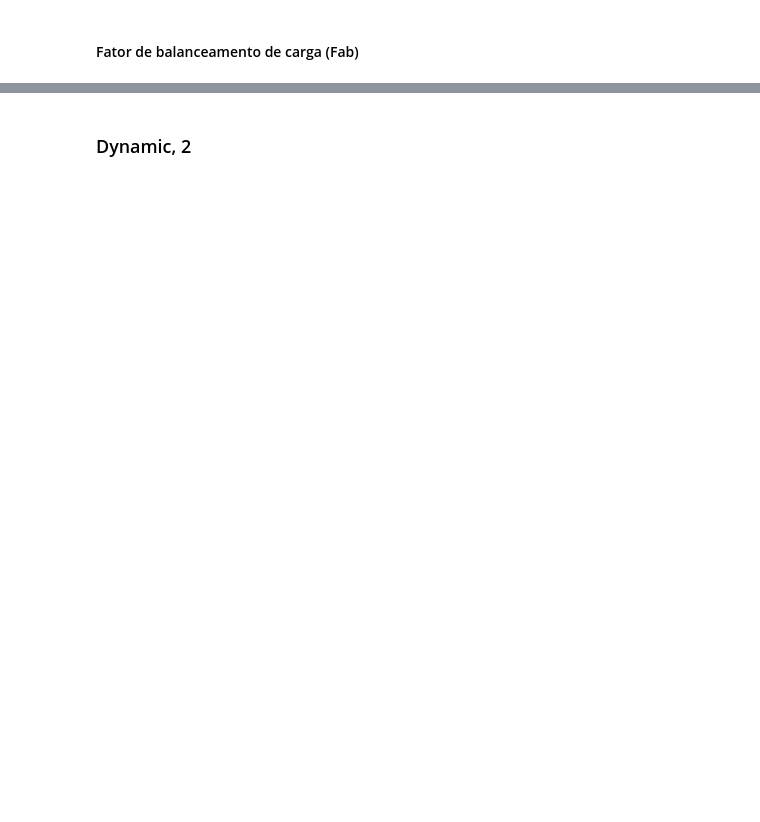
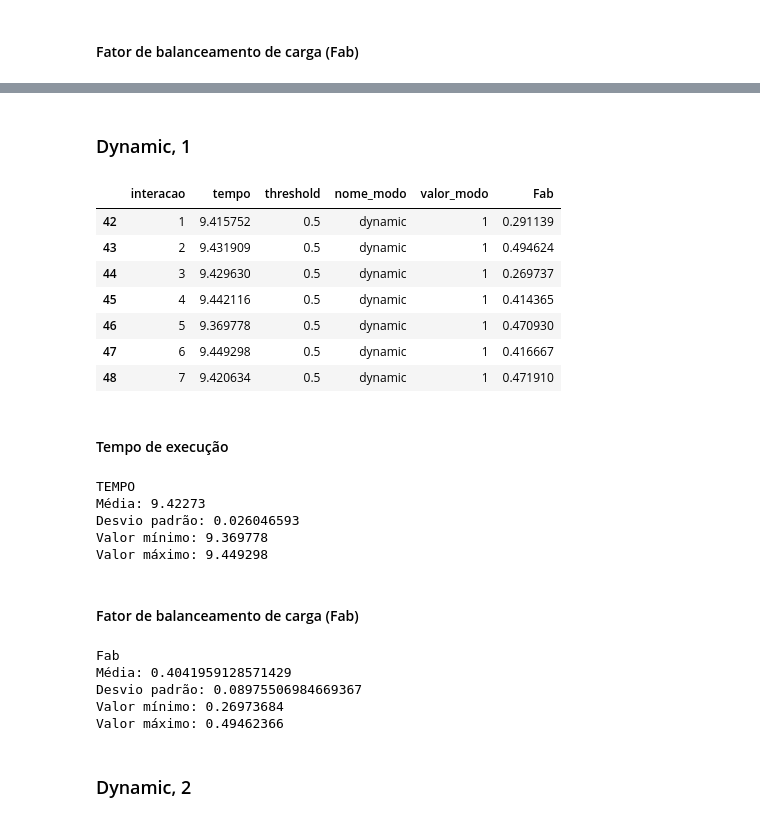
Before and after one commit to igorssant/UESC-codigos-pos-graduacao, a Jupyter notebook: processamento_paralelo/presentation/main.ipynb, the cells around one changed output, grey strips where cells are left out. Cells and saved outputs as stored; diff of their text form; code cells hidden in the pictures; blank space fills up the shorter version.

```diff
--- a/processamento_paralelo/presentation/main.ipynb
+++ b/processamento_paralelo/presentation/main.ipynb
@@ -872,4 +914,46 @@ Valor mínimo: 0.02857143
 Valor máximo: 0.2
+# %% [markdown]
+### Dynamic, 1
+# %%
+dynamic_df: pd.DataFrame = results_df.query("nome_modo == 'dynamic' and valor_modo == 1")
+dynamic_df.head(10)
+# %% [output]
+|  | interacao | tempo | threshold | nome_modo | valor_modo | Fab |
+| 42 | 1 | 9.415752 | 0.5 | dynamic | 1 | 0.291139 |
+| 43 | 2 | 9.431909 | 0.5 | dynamic | 1 | 0.494624 |
+| 44 | 3 | 9.429630 | 0.5 | dynamic | 1 | 0.269737 |
+| 45 | 4 | 9.442116 | 0.5 | dynamic | 1 | 0.414365 |
+| 46 | 5 | 9.369778 | 0.5 | dynamic | 1 | 0.470930 |
+| 47 | 6 | 9.449298 | 0.5 | dynamic | 1 | 0.416667 |
+| 48 | 7 | 9.420634 | 0.5 | dynamic | 1 | 0.471910 |
+# %% [markdown]
+#### Tempo de execução
+# %%
+print("TEMPO")
+print("Média:", dynamic_df["tempo"].mean())
+print("Desvio padrão:", dynamic_df["tempo"].std())
+print("Valor mínimo:", dynamic_df["tempo"].min())
+print("Valor máximo:", dynamic_df["tempo"].max())
+# %% [output]
+TEMPO
+Média: 9.42273
+Desvio padrão: 0.026046593
+Valor mínimo: 9.369778
+Valor máximo: 9.449298
+# %% [markdown]
+#### Fator de balanceamento de carga (Fab)
+# %%
+print("Fab")
+print("Média:", dynamic_df["Fab"].mean())
+print("Desvio padrão:", dynamic_df["Fab"].std())
+print("Valor mínimo:", dynamic_df["Fab"].min())
+print("Valor máximo:", dynamic_df["Fab"].max())
+# %% [output]
+Fab
+Média: 0.4041959128571429
+Desvio padrão: 0.08975506984669367
+Valor mínimo: 0.26973684
+Valor máximo: 0.49462366
 # %% [markdown]
 ### Dynamic, 2
 # %%
```
Also changed, not shown: parts of 33 cells of this notebook.
